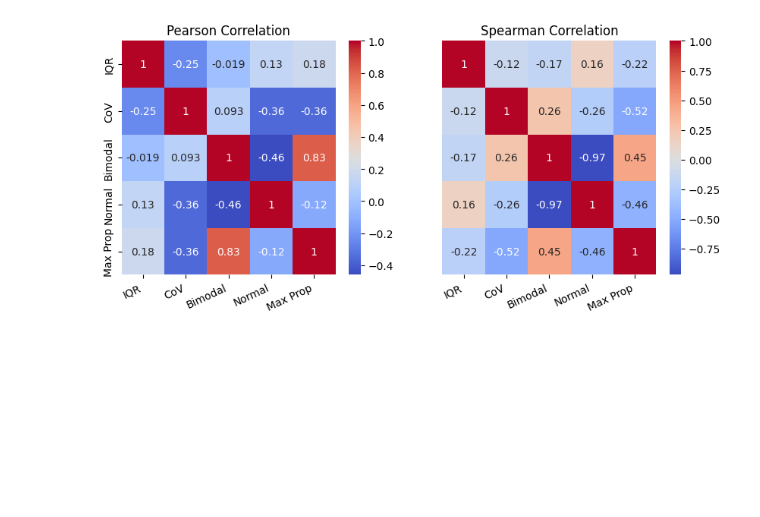
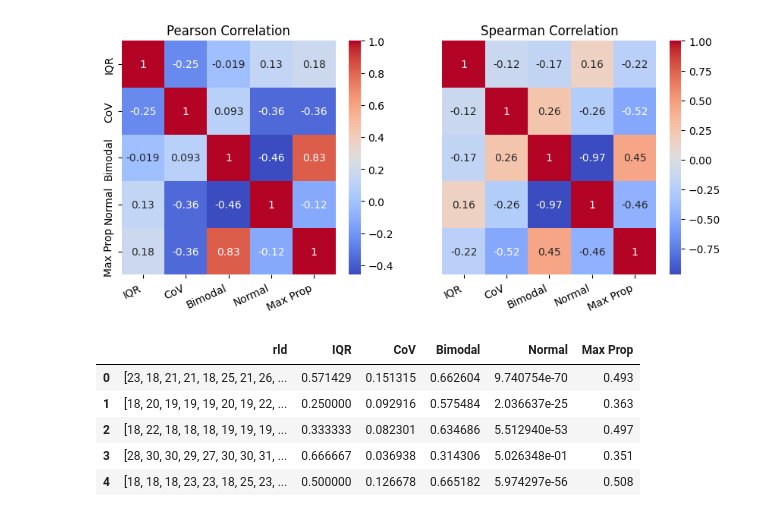
Before and after one commit to JackCurragh/Metric-Analysis, a Jupyter notebook: read_length_distribution.ipynb, the cells around one changed output. Saved outputs shown, nothing was run; the diff lists cells and outputs as text; code cells hidden in the pictures; blank space fills up the shorter version.

```diff
--- a/read_length_distribution.ipynb
+++ b/read_length_distribution.ipynb
@@ -279,3 +281,12 @@ ax[1].set_title('Spearman Correlation')
 # %% [output]
 Text(0.5, 1.0, 'Spearman Correlation')
 [figure]
+# %%
+df.head()
+# %% [output]
+|  | rld | IQR | CoV | Bimodal | Normal | Max Prop |
+| 0 | [23, 18, 21, 21, 18, 25, 21, 26, ... | 0.571429 | 0.151315 | 0.662604 | 9.740754e-70 | 0.493 |
+| 1 | [18, 20, 19, 19, 19, 20, 19, 22, ... | 0.250000 | 0.092916 | 0.575484 | 2.036637e-25 | 0.363 |
+| 2 | [18, 22, 18, 18, 18, 19, 19, 19, ... | 0.333333 | 0.082301 | 0.634686 | 5.512940e-53 | 0.497 |
+| 3 | [28, 30, 30, 29, 27, 30, 30, 31, ... | 0.666667 | 0.036938 | 0.314306 | 5.026348e-01 | 0.351 |
+| 4 | [18, 18, 18, 23, 23, 18, 25, 23, ... | 0.500000 | 0.126678 | 0.665182 | 5.974297e-56 | 0.508 |
```
Also changed, not shown: parts of 2 cells of this notebook, 2 other files.
